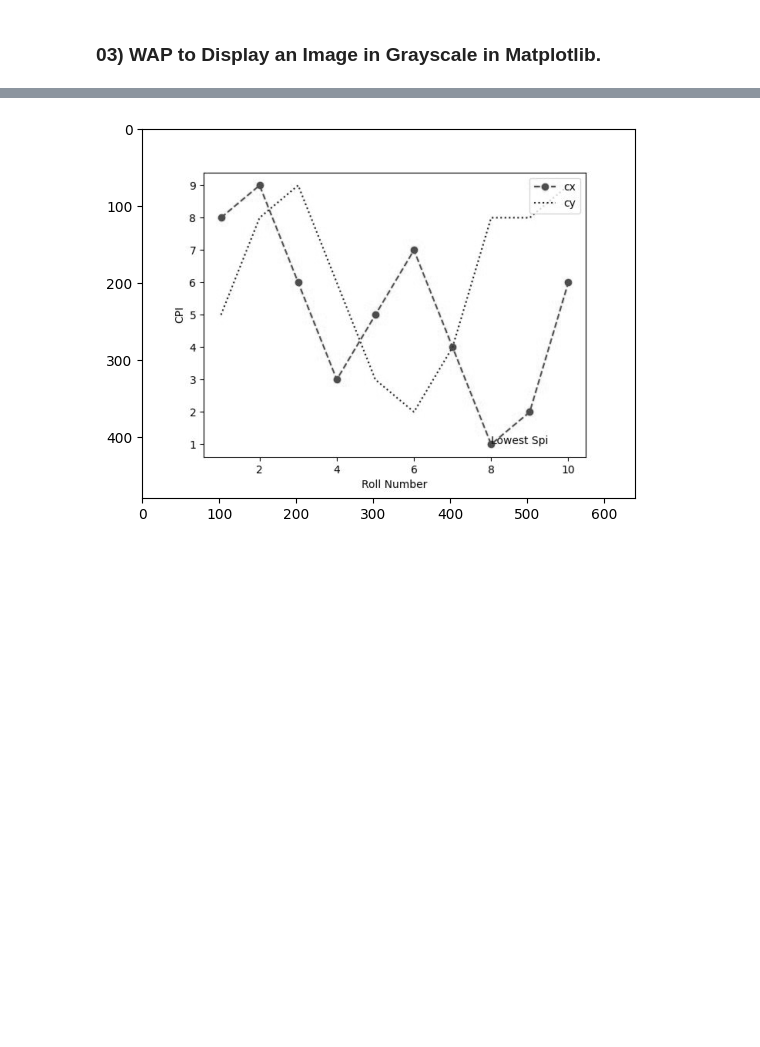
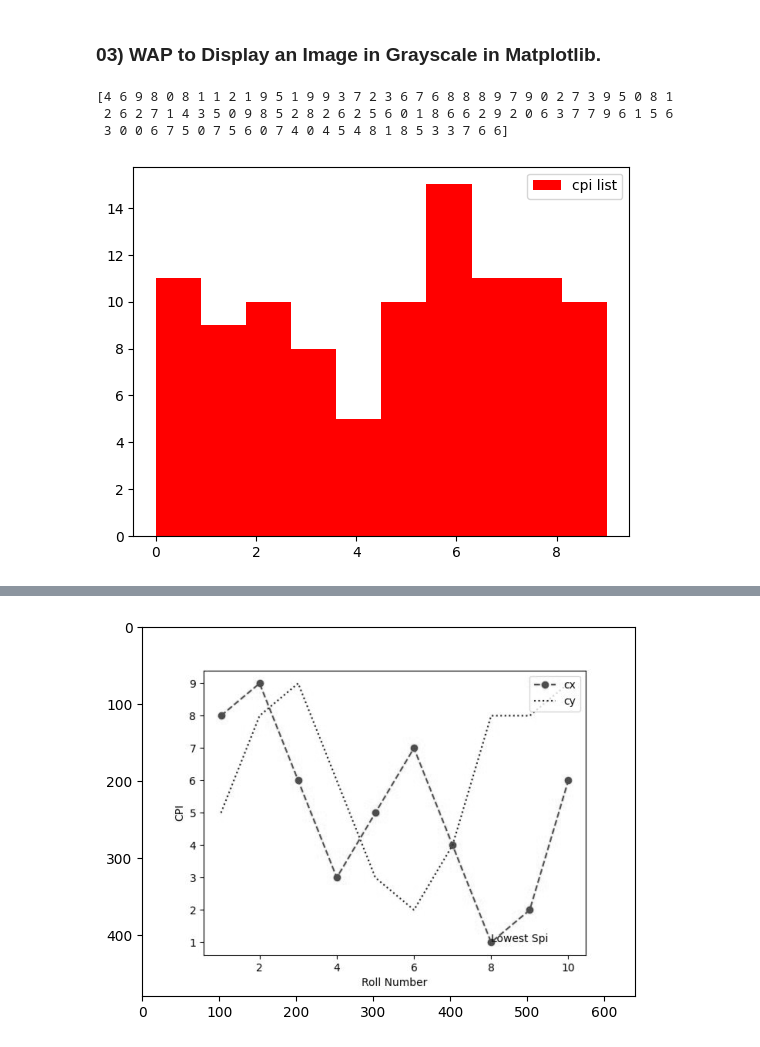
Before and after one commit to devanshushah294/Semester-04, a Jupyter notebook: Python Programming/Lab_11.ipynb, the cells around one changed output, grey strips where cells are left out. Cells and saved outputs as stored; diff of their text form; code cells hidden in the pictures; blank space fills up the shorter version.

```diff
--- a/Python Programming/Lab_11.ipynb
+++ b/Python Programming/Lab_11.ipynb
@@ -148,3 +148,16 @@ plt.show()
 [figure]
 # %% [markdown]
 ### 03) WAP to Display an Image in Grayscale in Matplotlib.
+# %%
+import matplotlib.pyplot as plt
+import numpy;
+%matplotlib inline
+cpis = numpy.random.randint(0,10,100)
+plt.hist(cpis,bins=10,histtype='stepfilled',color="r",align='mid',label="cpi list")
+plt.legend(loc=1)
+plt.show()
+# %% [output]
+[4 6 9 8 0 8 1 1 2 1 9 5 1 9 9 3 7 2 3 6 7 6 8 8 8 9 7 9 0 2 7 3 9 5 0 8 1
+ 2 6 2 7 1 4 3 5 0 9 8 5 2 8 2 6 2 5 6 0 1 8 6 6 2 9 2 0 6 3 7 7 9 6 1 5 6
+ 3 0 0 6 7 5 0 7 5 6 0 7 4 0 4 5 4 8 1 8 5 3 3 7 6 6]
+[figure, added]
```
Also changed, not shown: parts of 3 cells of this notebook, 6 other files.
